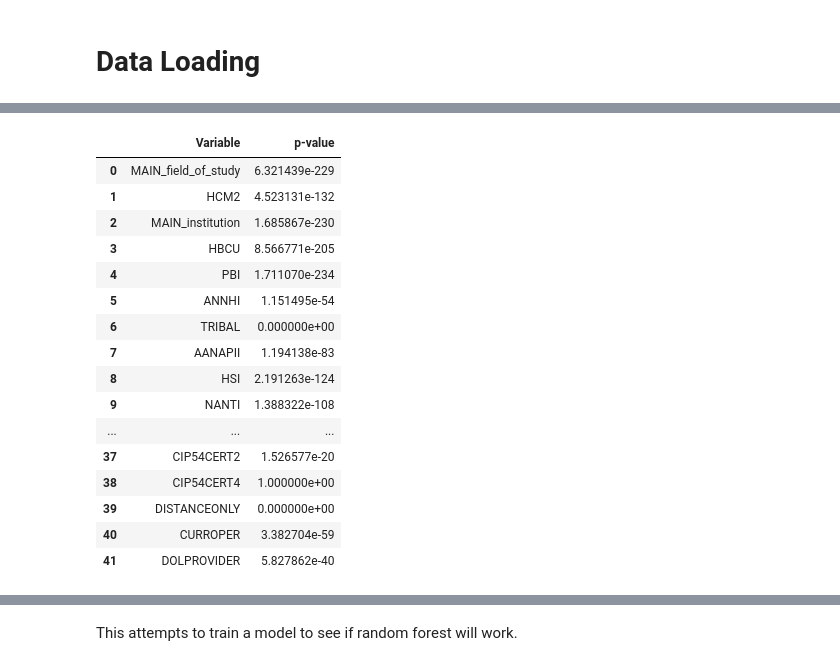
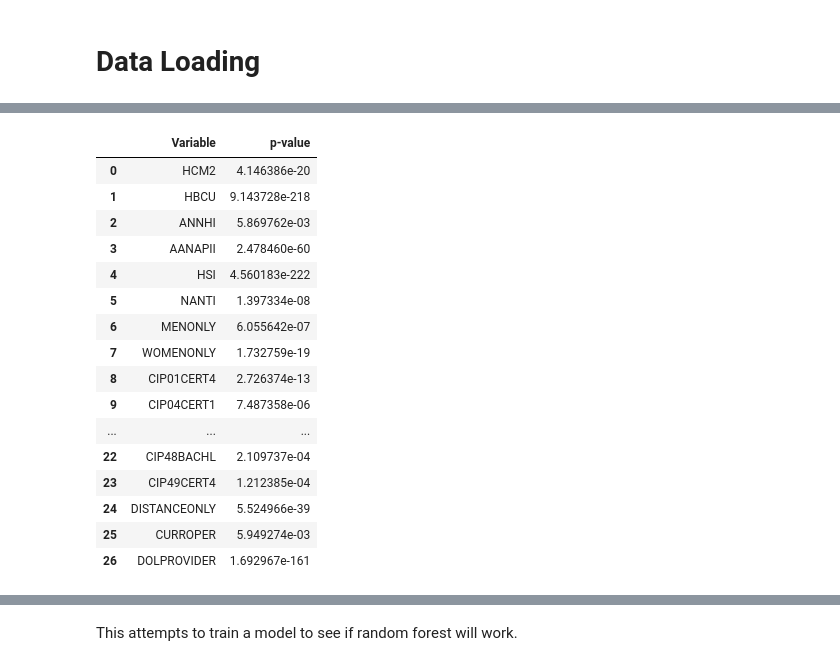
Before and after one commit to pmarshall7516/college-scorecard-analysis, a Jupyter notebook: main.ipynb, the cells around one changed output, grey strips where cells are left out. Cells and saved outputs as stored; diff of their text form; code cells hidden in the pictures.

Commit message:
Work on project
Co-authored-by: Patrick Marshall <marshallp@msoe.edu>

```diff
--- a/main.ipynb
+++ b/main.ipynb
@@ -191,0 +128,7 @@ Format: DEBT_[Disaggregation]_[Loan Type]_[Method]_[Metric]
+# %%
+if "msoe_data" not in globals():
+    msoe_data = joined_college_scorecard[
+        joined_college_scorecard["INSTNM_field_of_study"] == "Milwaukee School of Engineering"]
+joined_college_scorecard.drop(index=joined_college_scorecard[
+    joined_college_scorecard["INSTNM_field_of_study"] == "Milwaukee School of Engineering"].index, inplace=True)
+msoe_data
@@ -191,0 +156,12 @@ Format: DEBT_[Disaggregation]_[Loan Type]_[Method]_[Metric]
+# %%
+if "marquette_data" not in globals():
+    marquette_data = joined_college_scorecard[
+        joined_college_scorecard["INSTNM_field_of_study"] == "Marquette University"]
+joined_college_scorecard.drop(index=joined_college_scorecard[
+    joined_college_scorecard["INSTNM_field_of_study"] == "Marquette University"].index, inplace=True)
+# %%
+if "uwm_data" not in globals():
+    uwm_data = joined_college_scorecard[
+        joined_college_scorecard["INSTNM_field_of_study"] == "University of Wisconsin-Milwaukee"]
+joined_college_scorecard.drop(index=joined_college_scorecard[
+    joined_college_scorecard["INSTNM_field_of_study"] == "University of Wisconsin-Milwaukee"].index, inplace=True)
@@ -253,36 +253,48 @@ df
 # %%
 # Identify categorical variables
 categorical_vars = joined_college_scorecard.select_dtypes(include=['category', 'boolean']).columns
 
-# Initialize an empty dictionary to store p-values
-p_values = {}
+# Drop missing values from relevant columns
+joined_college_scorecard_clean = joined_college_scorecard.dropna(subset=['DEBT_ALL_STGP_ANY_MDN'] + list(categorical_vars))
 
-# Perform Chi-Square test for each categorical variable
+# Initialize an empty list to store p-values
+p_values = []
+
+# Perform Kruskal-Wallis test for each categorical variable
 for var in categorical_vars:
-    contingency_table = pd.crosstab(joined_college_scorecard[var],
-                                    joined_college_scorecard['DEBT_ALL_STGP_ANY_MDN'])
-    chi2, p, dof, ex = stats.chi2_contingency(contingency_table)
-    p_values[var] = p
+    unique_values = joined_college_scorecard_clean[var].unique()
+    if len(unique_values) < 2:
+        # Skip variables with only one unique value
+        continue
 
-# Convert the dictionary to a DataFrame for better visualization
-p_values_df = pd.DataFrame(list(p_values.items()), columns=['Variable', 'p-value'])
+    samples_by_group = []
+    for val in unique_values:
+        mask = joined_college_scorecard_clean[var] == val
+        samples_by_group.append(joined_college_scorecard_clean['DEBT_ALL_STGP_ANY_MDN'][mask])
+
+    stat, p = kruskal(*samples_by_group)
+    if p < 0.05:
+        p_values.append((var, p))
+
+# Convert the list of tuples to a DataFrame for better visualization
+p_values_df = pd.DataFrame(p_values, columns=['Variable', 'p-value'])
 
 p_values_df
 # %% [output]
 |  | Variable | p-value |
-| 0 | MAIN_field_of_study | 6.321439e-229 |
-| 1 | HCM2 | 4.523131e-132 |
-| 2 | MAIN_institution | 1.685867e-230 |
-| 3 | HBCU | 8.566771e-205 |
-| 4 | PBI | 1.711070e-234 |
-| 5 | ANNHI | 1.151495e-54 |
-| 6 | TRIBAL | 0.000000e+00 |
-| 7 | AANAPII | 1.194138e-83 |
-| 8 | HSI | 2.191263e-124 |
-| 9 | NANTI | 1.388322e-108 |
+| 0 | HCM2 | 4.146386e-20 |
+| 1 | HBCU | 9.143728e-218 |
+| 2 | ANNHI | 5.869762e-03 |
+| 3 | AANAPII | 2.478460e-60 |
+| 4 | HSI | 4.560183e-222 |
+| 5 | NANTI | 1.397334e-08 |
+| 6 | MENONLY | 6.055642e-07 |
+| 7 | WOMENONLY | 1.732759e-19 |
+| 8 | CIP01CERT4 | 2.726374e-13 |
+| 9 | CIP04CERT1 | 7.487358e-06 |
 | ... | ... | ... |
-| 37 | CIP54CERT2 | 1.526577e-20 |
-| 38 | CIP54CERT4 | 1.000000e+00 |
-| 39 | DISTANCEONLY | 0.000000e+00 |
-| 40 | CURROPER | 3.382704e-59 |
-| 41 | DOLPROVIDER | 5.827862e-40 |
+| 22 | CIP48BACHL | 2.109737e-04 |
+| 23 | CIP49CERT4 | 1.212385e-04 |
+| 24 | DISTANCEONLY | 5.524966e-39 |
+| 25 | CURROPER | 5.949274e-03 |
+| 26 | DOLPROVIDER | 1.692967e-161 |
```
Also changed, not shown: parts of 49 cells of this notebook.
